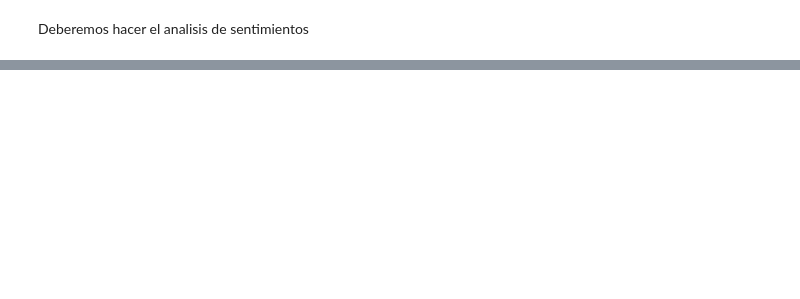
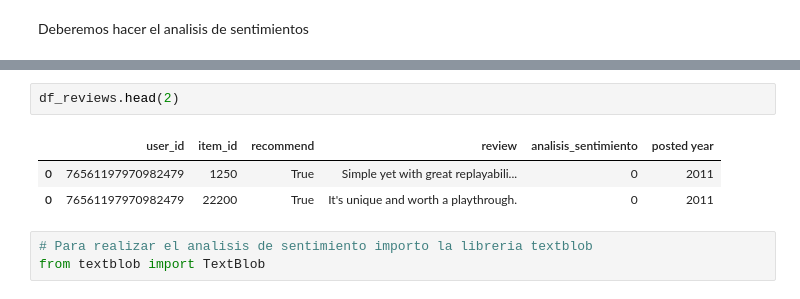
Before and after one commit to facu-corvalan/PI_ML_OPS, a Jupyter notebook: ETL/reviews.ipynb, the cells around one changed output, grey strips where cells are left out. Drawn from its saved outputs; the diff is of its cells as text; blank space fills up the shorter version.

```diff
--- a/ETL/reviews.ipynb
+++ b/ETL/reviews.ipynb
@@ -77,0 +109,9 @@ Deberemos hacer el analisis de sentimientos
+# %%
+df_reviews.head(2)
+# %% [output]
+|  | user_id | item_id | recommend | review | analisis_sentimiento | posted year |
+| 0 | 76561197970982479 | 1250 | True | Simple yet with great replayabili... | 0 | 2011 |
+| 0 | 76561197970982479 | 22200 | True | It's unique and worth a playthrough. | 0 | 2011 |
+# %%
+# Para realizar el analisis de sentimiento importo la libreria textblob
+from textblob import TextBlob
```
Also changed, not shown: parts of 15 cells of this notebook, 7 other files.
